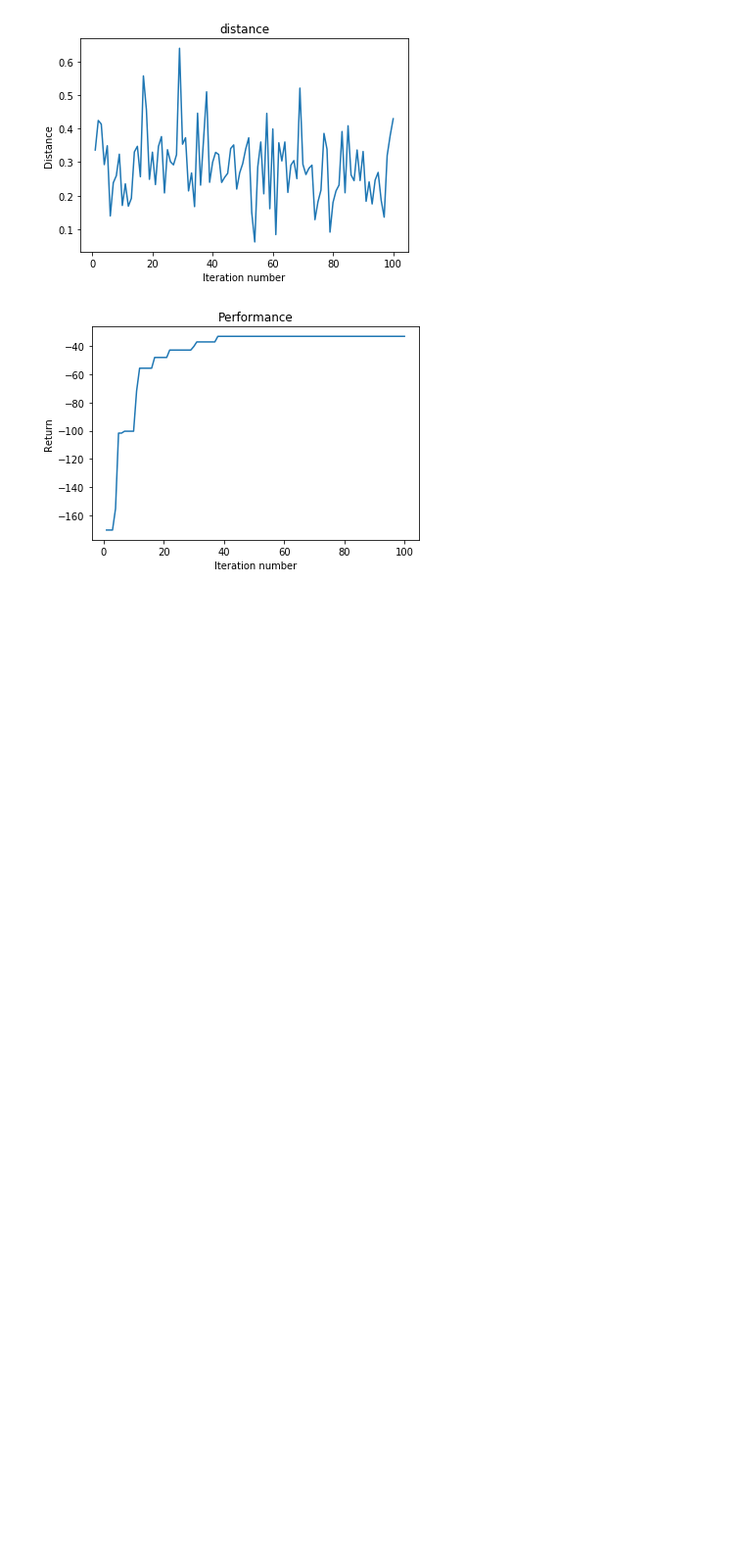
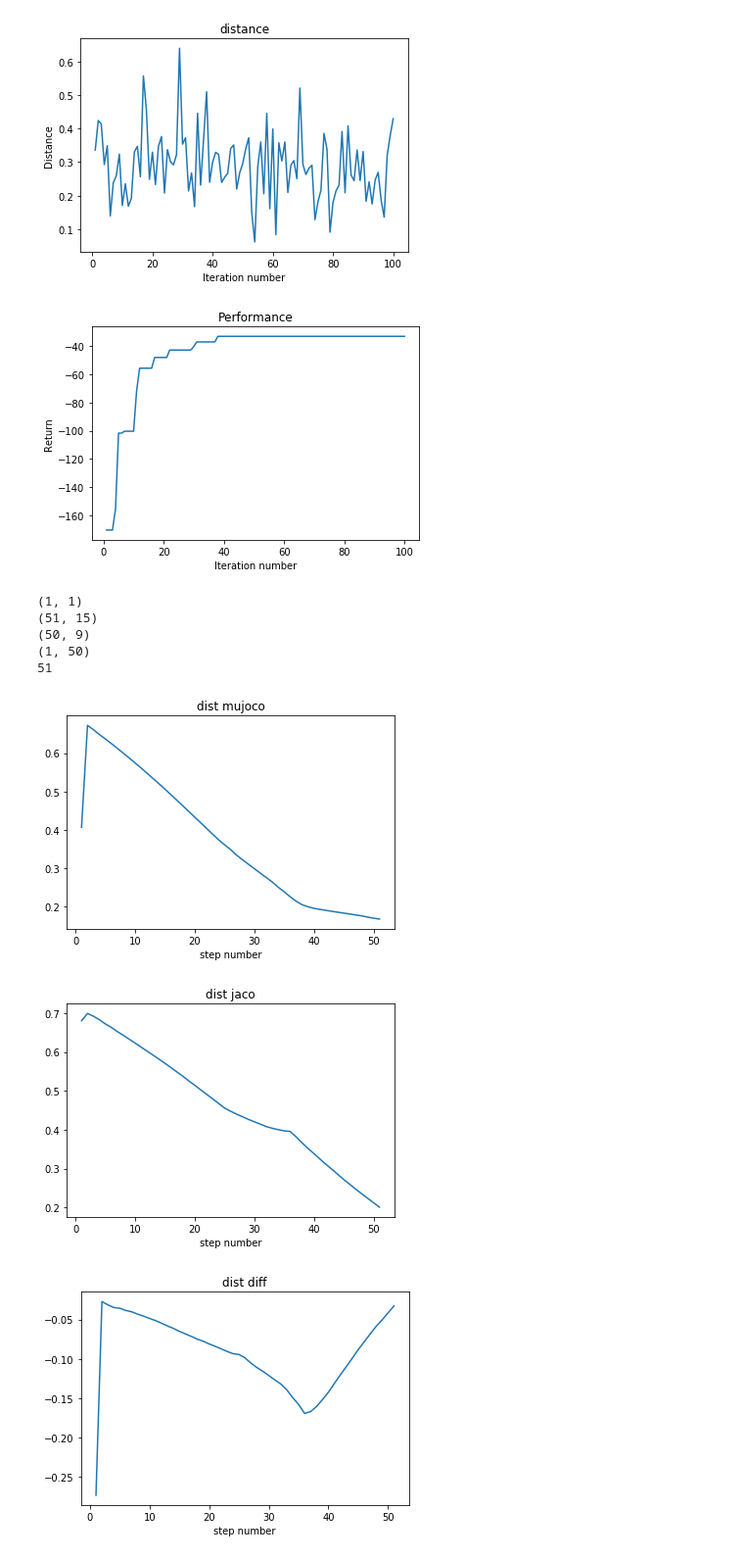
Before and after one commit to josherich/handful-of-trials-pytorch, a Jupyter notebook: plotter.ipynb, the cells around one changed output. Shown at 98% size. Drawn from its saved outputs; the diff is of its cells as text; code cells hidden in the pictures; blank space fills up the shorter version.

```diff
--- a/plotter.ipynb
+++ b/plotter.ipynb
@@ -103,0 +194,11 @@ plot('./logs-tf-reacher.mat', 'gym')
+# %%
+plot_dynamics('output/1557262695.6322207')
+# %% [output]
+(1, 1)
+(51, 15)
+(50, 9)
+(1, 50)
+51
+[figure, added]
+[figure, added]
+[figure, added]
```
Also changed, not shown: parts of 6 cells of this notebook, 2 other files.
